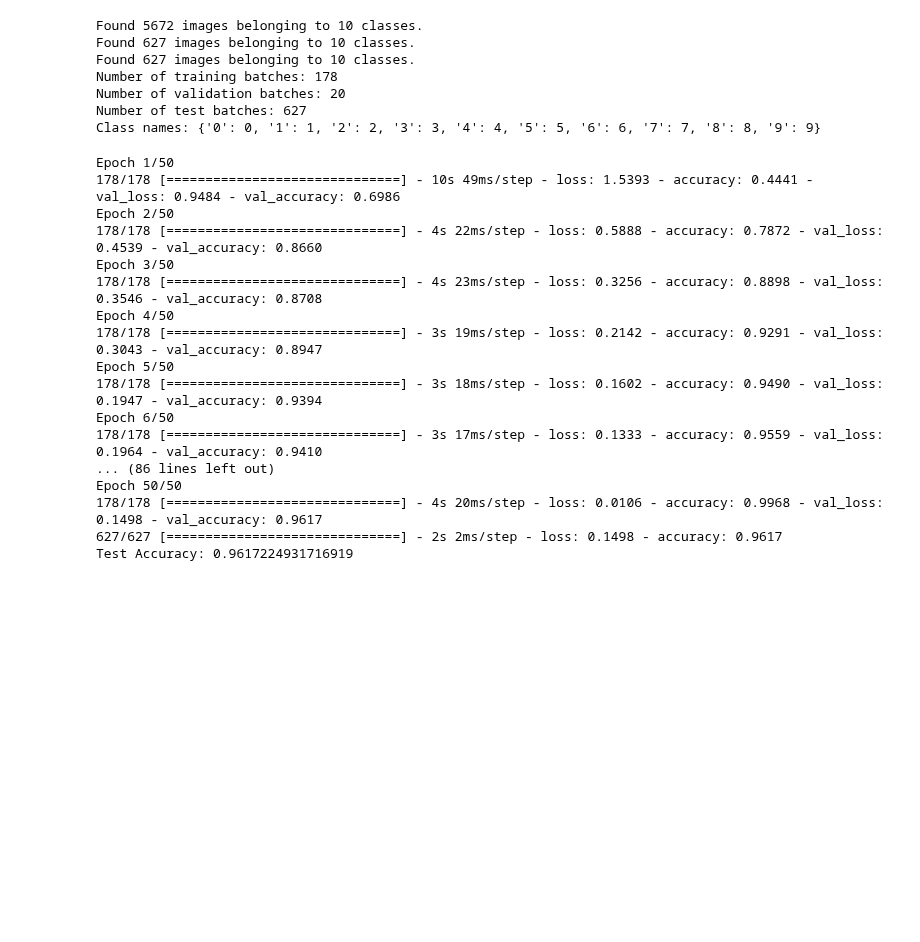
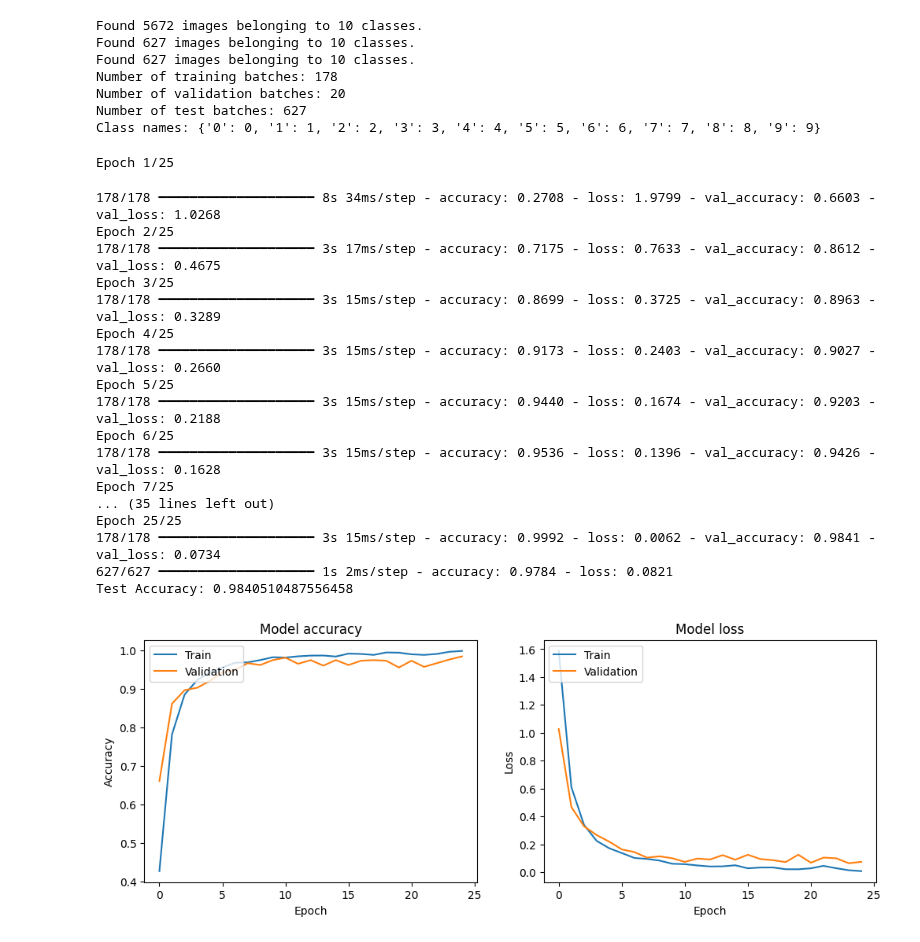
Before and after one commit to bedirhan420/SUDOKU_SOLVER, a Jupyter notebook: Model/train_model.ipynb, the cells around one changed output. Saved outputs shown, nothing was run; the diff lists cells and outputs as text; code cells hidden in the pictures; blank space fills up the shorter version.

```diff
--- a/Model/train_model.ipynb
+++ b/Model/train_model.ipynb
@@ -41,7 +41,7 @@ def get_data_generators(root, img_size=(28, 28), batch_size=32, split=[0.9, 0.05
     return train_generator, val_generator, test_generator
 
 # Example usage
-root = r"C:\Users\bedir\OneDrive\Masaüstü\YMIR\PROJECTS\PYTHON\AI\SUDOKU_SOLVER\SUDOKU_SOLVER\Model\data\assets"
+root = r"C:\Users\bedir\AI_PROJECTS\SUDOKU_SOLVER\SUDOKU_SOLVER\Model\data\assets"
 img_size = (28, 28)
 batch_size = 32
 
@@ -102,30 +102,61 @@ model = create_sudoku_cnn_model()
 
 history = model.fit(
     train_gen,
-    epochs=50,
+    epochs=25,
     validation_data=val_gen
 )
 
 test_loss, test_acc = model.evaluate(test_gen)
 print(f'Test Accuracy: {test_acc}')
 # %% [output]
-Epoch 1/50
-178/178 [==============================] - 10s 49ms/step - loss: 1.5393 - accuracy: 0.4441 - val_loss: 0.9484 - val_accuracy: 0.6986
-Epoch 2/50
-178/178 [==============================] - 4s 22ms/step - loss: 0.5888 - accuracy: 0.7872 - val_loss: 0.4539 - val_accuracy: 0.8660
-Epoch 3/50
-178/178 [==============================] - 4s 23ms/step - loss: 0.3256 - accuracy: 0.8898 - val_loss: 0.3546 - val_accuracy: 0.8708
-Epoch 4/50
-178/178 [==============================] - 3s 19ms/step - loss: 0.2142 - accuracy: 0.9291 - val_loss: 0.3043 - val_accuracy: 0.8947
-Epoch 5/50
-178/178 [==============================] - 3s 18ms/step - loss: 0.1602 - accuracy: 0.9490 - val_loss: 0.1947 - val_accuracy: 0.9394
-Epoch 6/50
-178/178 [==============================] - 3s 17ms/step - loss: 0.1333 - accuracy: 0.9559 - val_loss: 0.1964 - val_accuracy: 0.9410
-... (86 lines left out)
-Epoch 50/50
-178/178 [==============================] - 4s 20ms/step - loss: 0.0106 - accuracy: 0.9968 - val_loss: 0.1498 - val_accuracy: 0.9617
-627/627 [==============================] - 2s 2ms/step - loss: 0.1498 - accuracy: 0.9617
-Test Accuracy: 0.9617224931716919
+Epoch 1/25
+178/178 ━━━━━━━━━━━━━━━━━━━━ 8s 34ms/step - accuracy: 0.2708 - loss: 1.9799 - val_accuracy: 0.6603 - val_loss: 1.0268
+Epoch 2/25
+178/178 ━━━━━━━━━━━━━━━━━━━━ 3s 17ms/step - accuracy: 0.7175 - loss: 0.7633 - val_accuracy: 0.8612 - val_loss: 0.4675
+Epoch 3/25
+178/178 ━━━━━━━━━━━━━━━━━━━━ 3s 15ms/step - accuracy: 0.8699 - loss: 0.3725 - val_accuracy: 0.8963 - val_loss: 0.3289
+Epoch 4/25
+178/178 ━━━━━━━━━━━━━━━━━━━━ 3s 15ms/step - accuracy: 0.9173 - loss: 0.2403 - val_accuracy: 0.9027 - val_loss: 0.2660
+Epoch 5/25
+178/178 ━━━━━━━━━━━━━━━━━━━━ 3s 15ms/step - accuracy: 0.9440 - loss: 0.1674 - val_accuracy: 0.9203 - val_loss: 0.2188
+Epoch 6/25
+178/178 ━━━━━━━━━━━━━━━━━━━━ 3s 15ms/step - accuracy: 0.9536 - loss: 0.1396 - val_accuracy: 0.9426 - val_loss: 0.1628
+Epoch 7/25
+... (35 lines left out)
+Epoch 25/25
+178/178 ━━━━━━━━━━━━━━━━━━━━ 3s 15ms/step - accuracy: 0.9992 - loss: 0.0062 - val_accuracy: 0.9841 - val_loss: 0.0734
+627/627 ━━━━━━━━━━━━━━━━━━━━ 1s 2ms/step - accuracy: 0.9784 - loss: 0.0821
+Test Accuracy: 0.9840510487556458
+# %%
+import matplotlib.pyplot as plt
+
+def plot_training_history(history):
+    # Plot training & validation accuracy values
+    plt.figure(figsize=(12, 4))
+
+    plt.subplot(1, 2, 1)
+    plt.plot(history.history['accuracy'])
+    plt.plot(history.history['val_accuracy'])
+    plt.title('Model accuracy')
+    plt.ylabel('Accuracy')
+    plt.xlabel('Epoch')
+    plt.legend(['Train', 'Validation'], loc='upper left')
+
+    # Plot training & validation loss values
+    plt.subplot(1, 2, 2)
+    plt.plot(history.history['loss'])
+    plt.plot(history.history['val_loss'])
+    plt.title('Model loss')
+    plt.ylabel('Loss')
+    plt.xlabel('Epoch')
+    plt.legend(['Train', 'Validation'], loc='upper left')
+
+    plt.show()
+
+# Plot the training history
+plot_training_history(history)
+# %% [output]
+[figure, added]
 # %%
 def save_model(model, path):
     model.save(path)
```
Also changed, not shown: parts of 6 cells of this notebook, 13 other files.
